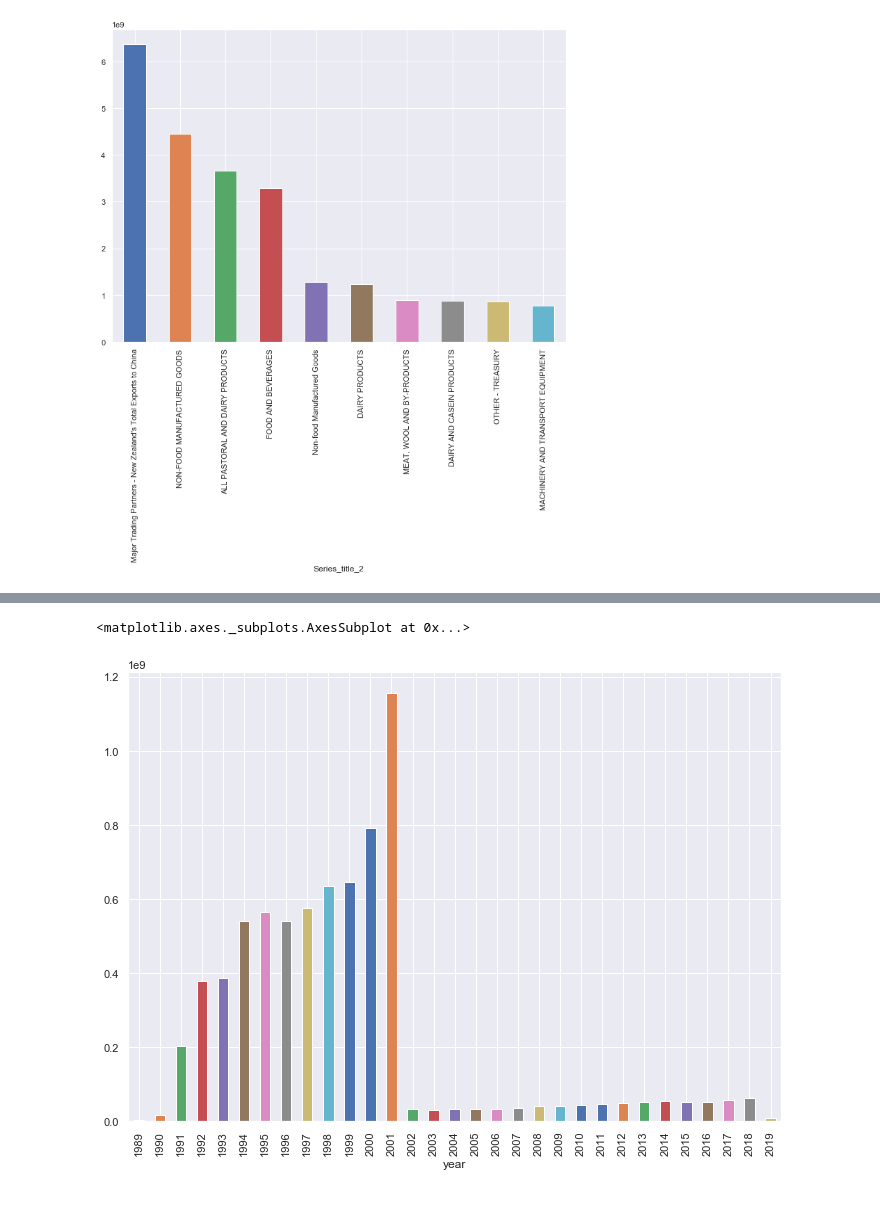
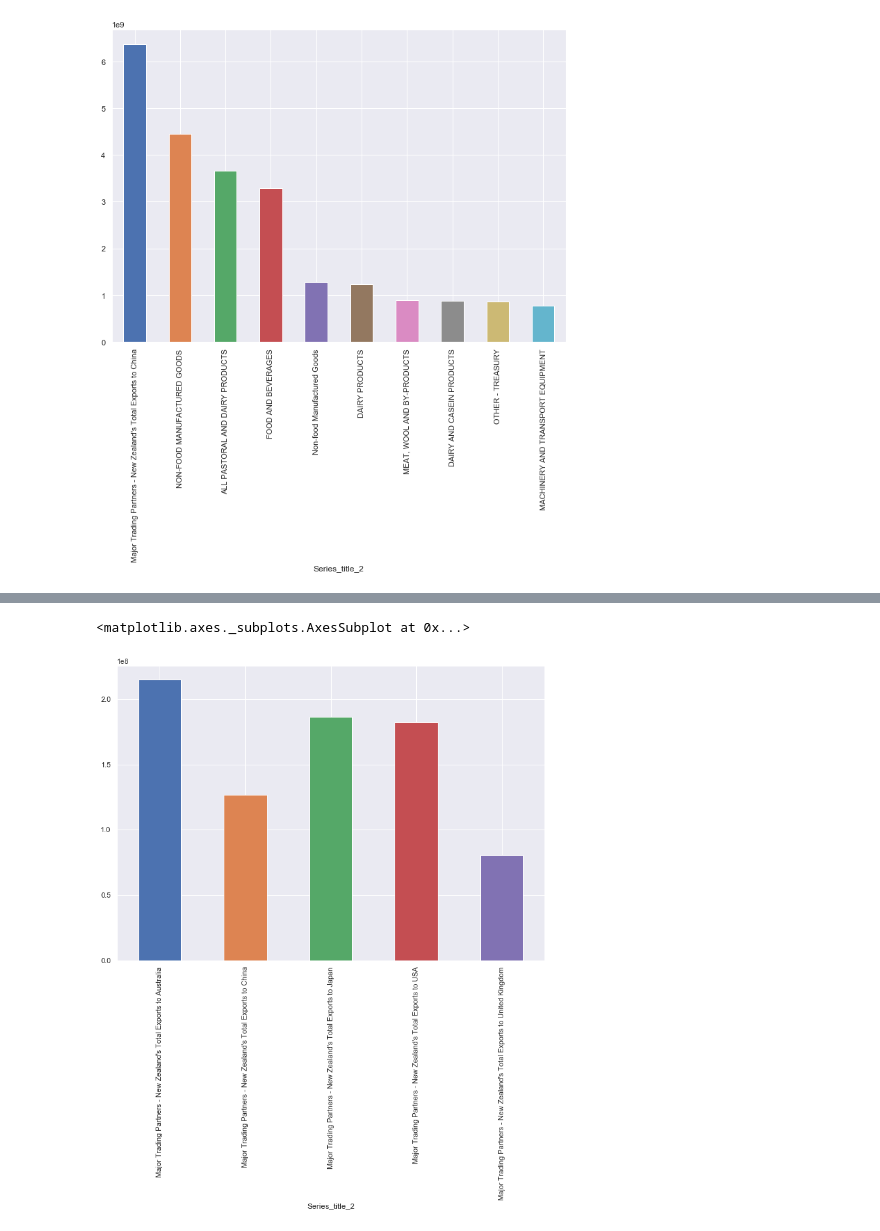
Before and after one commit to shushiej/nz_govt_open_data, a Jupyter notebook: initial_analysis.ipynb, the cells around one changed output, grey strips where cells are left out. Cells and saved outputs as stored; diff of their text form; code cells hidden in the pictures; blank space fills up the shorter version.

Commit message:
plot total imports and exports by country to and from NZ

```diff
--- a/initial_analysis.ipynb
+++ b/initial_analysis.ipynb
@@ -150,8 +162,12 @@ df_countries_exports = df_dollars[(df_dollars["Series_title_2"].str.contains("Ex
+# %%
+# Remove outliers, get the last 95th Percentile
+q = df_countries_exports["Data_value"].quantile(0.95)
+df_countries_exports = df_countries_exports[df_countries_exports["Data_value"] < q]
 # %%
-df_countries_exports.groupby(['year'])['Data_value'].sum().plot.bar()
+df_countries_exports.groupby("Series_title_2")["Data_value"].sum().plot.bar()
 # %% [output]
 <matplotlib.axes._subplots.AxesSubplot at 0x...>
-[figure, old version]
+[figure, new version]
 # %%
 f, ax = plt.subplots(figsize=(15, 9))
 g = sns.scatterplot(x='year', y='Data_value', data=df_countries_exports, hue='Series_title_2')
```
Also changed, not shown: parts of 6 cells of this notebook, 1 other file.
